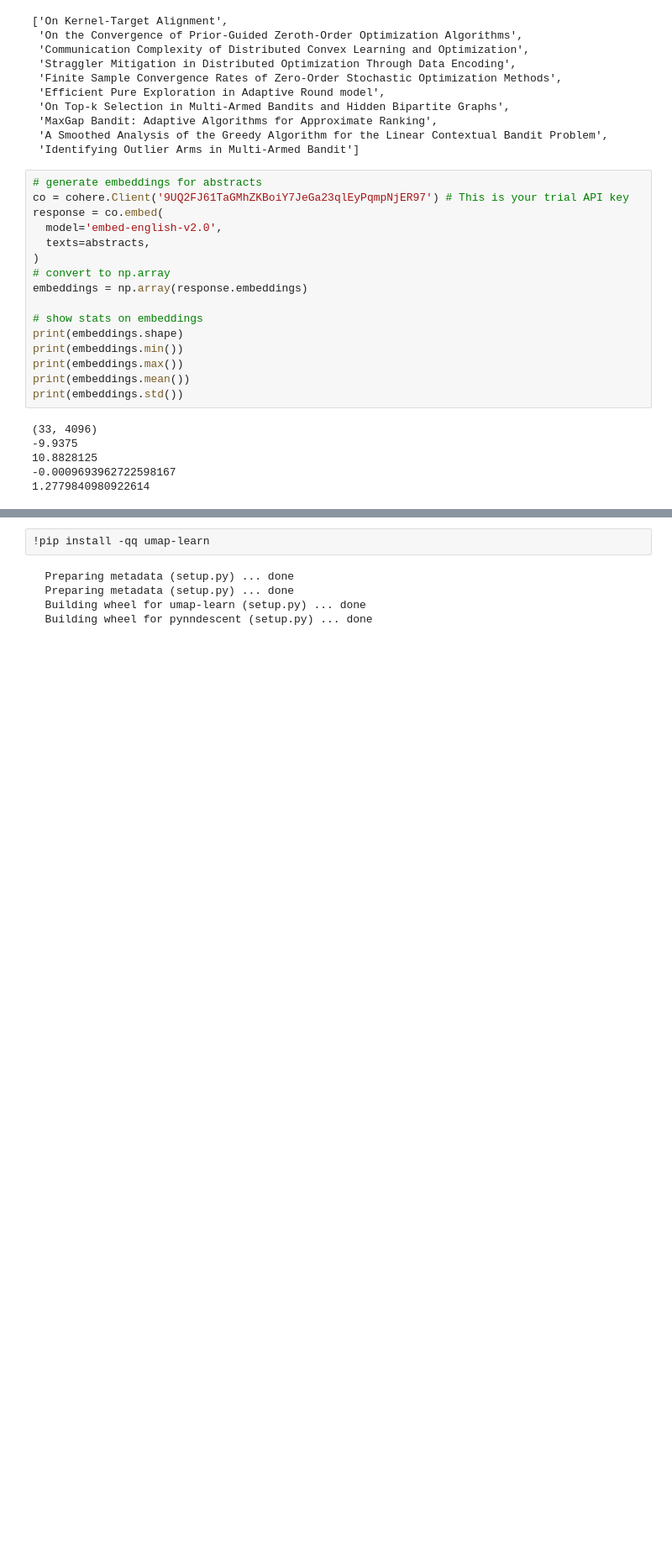
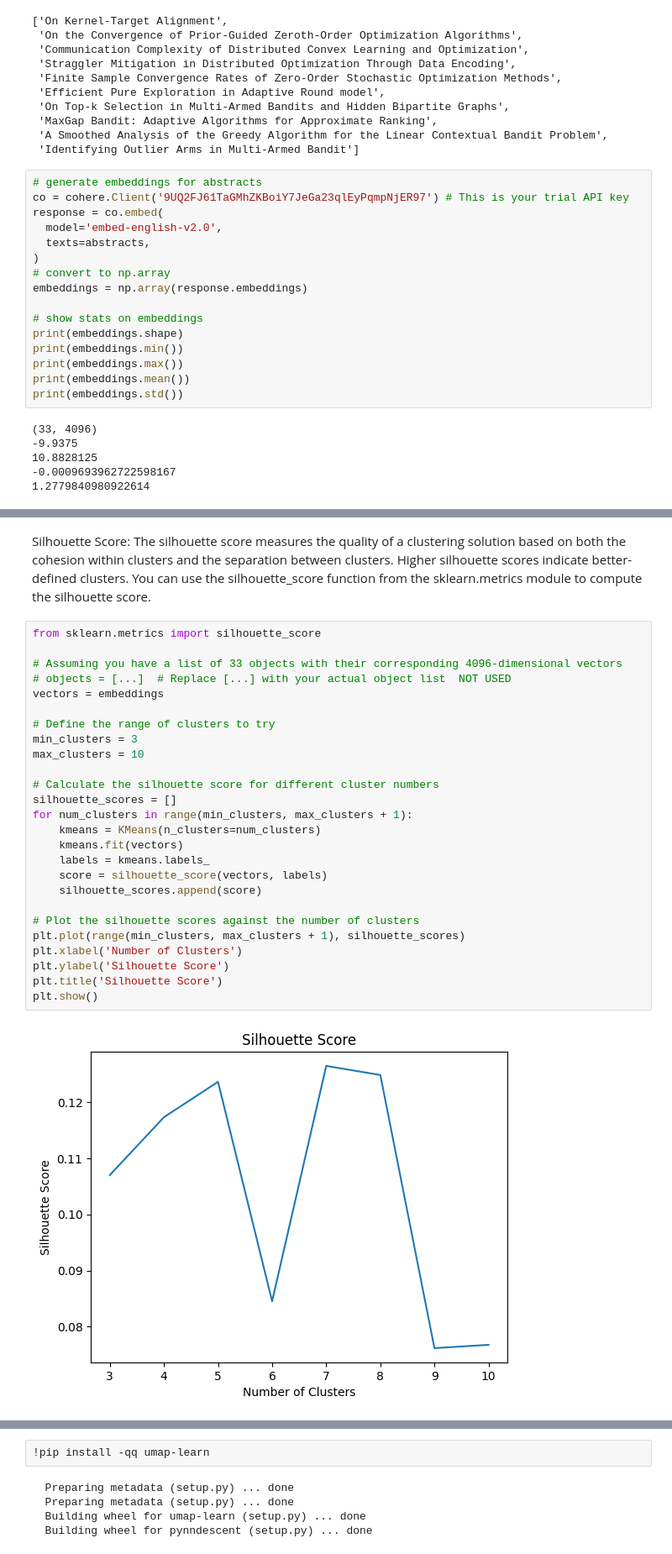
Before and after one commit to Hackathorn/WILS-NEURIP22, a Jupyter notebook: notebooks/WILS-NEURIPS22-DataPrep-v1.ipynb, the cells around one changed output, grey strips where cells are left out. Shown at 84% size. Saved outputs shown, nothing was run; the diff lists cells and outputs as text; blank space fills up the shorter version.

```diff
--- a/notebooks/WILS-NEURIPS22-DataPrep-v1.ipynb
+++ b/notebooks/WILS-NEURIPS22-DataPrep-v1.ipynb
@@ -75,0 +107,30 @@ print(embeddings.std())
+# %% [markdown]
+Silhouette Score: The silhouette score measures the quality of a clustering solution based on both the cohesion within clusters and the separation between clusters. Higher silhouette scores indicate better-defined clusters. You can use the silhouette_score function from the sklearn.metrics module to compute the silhouette score.
+# %%
+from sklearn.metrics import silhouette_score
+
+# Assuming you have a list of 33 objects with their corresponding 4096-dimensional vectors
+# objects = [...]  # Replace [...] with your actual object list  NOT USED
+vectors = embeddings
+
+# Define the range of clusters to try
+min_clusters = 3
+max_clusters = 10
+
+# Calculate the silhouette score for different cluster numbers
+silhouette_scores = []
+for num_clusters in range(min_clusters, max_clusters + 1):
+    kmeans = KMeans(n_clusters=num_clusters)
+    kmeans.fit(vectors)
+    labels = kmeans.labels_
+    score = silhouette_score(vectors, labels)
+    silhouette_scores.append(score)
+
+# Plot the silhouette scores against the number of clusters
+plt.plot(range(min_clusters, max_clusters + 1), silhouette_scores)
+plt.xlabel('Number of Clusters')
+plt.ylabel('Silhouette Score')
+plt.title('Silhouette Score')
+plt.show()
+# %% [output]
+[figure, added]
```
Also changed, not shown: parts of 14 cells of this notebook.
